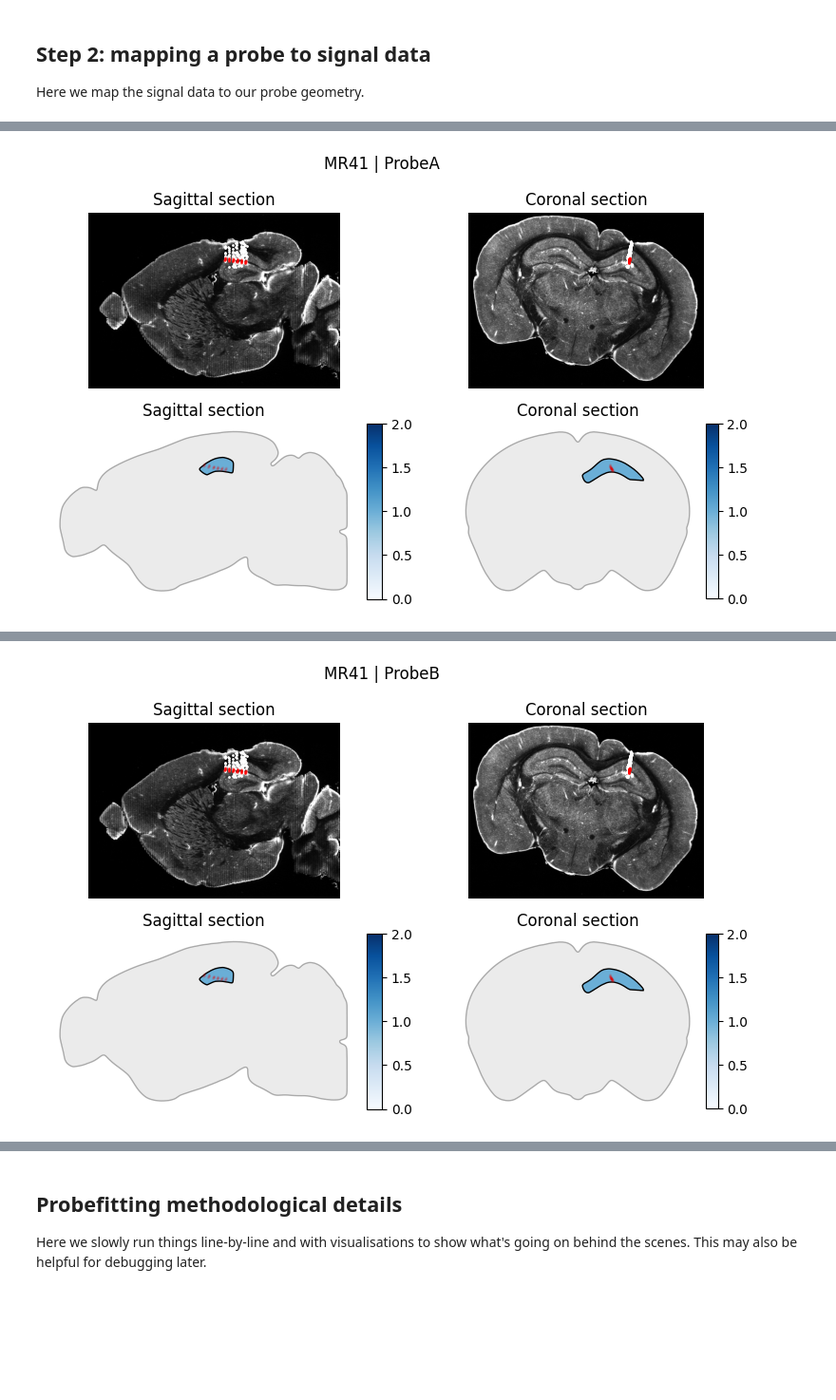
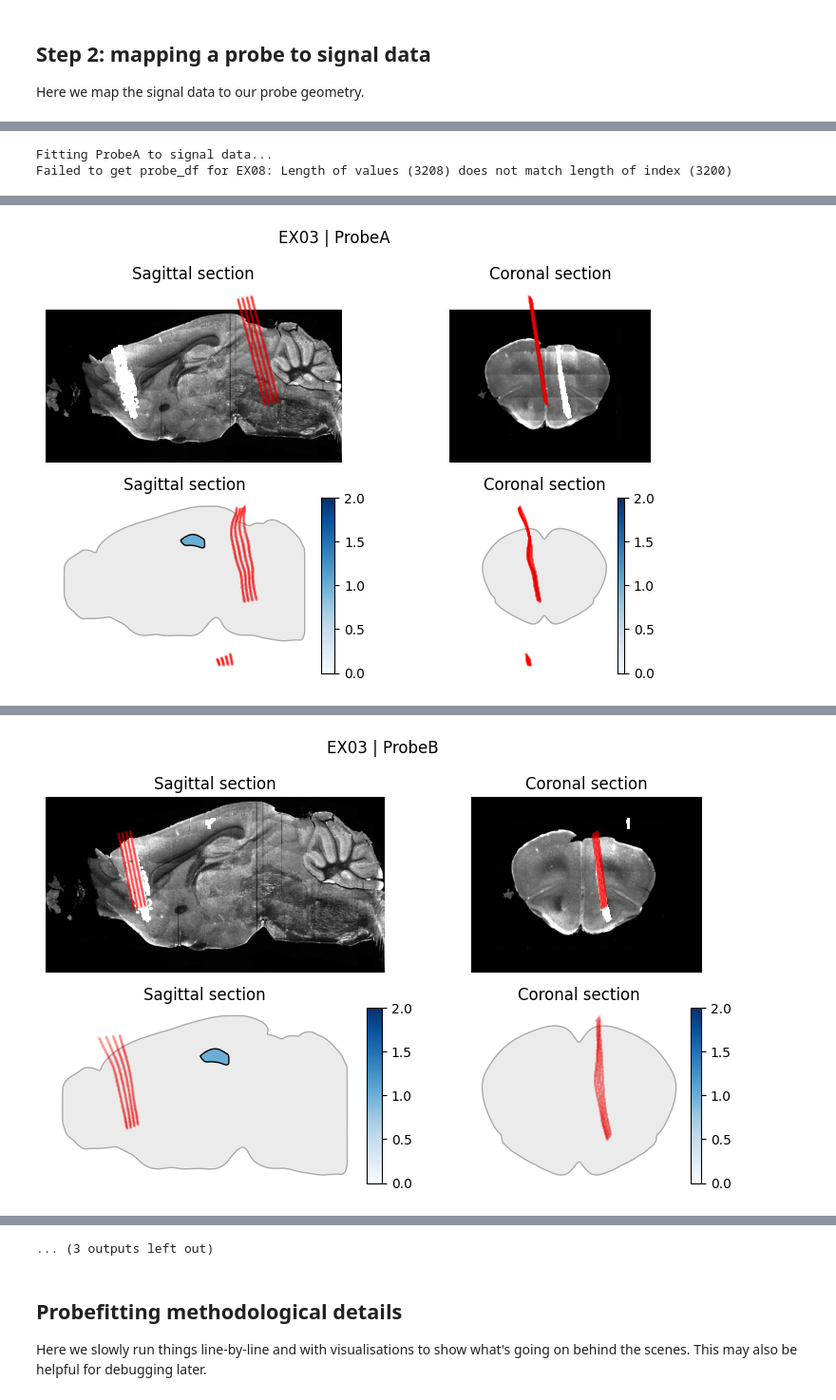
Before and after one commit to cognitive-circuits/brainreg_probe, a Jupyter notebook: interactive_notebook.ipynb, the cells around one changed output, grey strips where cells are left out. Shown at 95% size. Cells and saved outputs as stored; diff of their text form; code cells hidden in the pictures; blank space fills up the shorter version.

Commit message:
Weird signal clustering and probe fitting bugs here

```diff
--- a/interactive_notebook.ipynb
+++ b/interactive_notebook.ipynb
@@ -52,5 +52,5 @@ Saved plot to: ../data/preprocessed_data/brainreg/MR41/orientation_check.png
 Here we map the signal data to our probe geometry.
 # %%
 reload(pit)
-pit.run_probeinterface_tracking(subject_IDs=['MR41'])
+pit.run_probeinterface_tracking()
 # %% [output]
@@ -79,4 +115,6 @@ Saved section plots to:
+Fitting ProbeA to signal data...
+Failed to get probe_df for EX08: Length of values (3208) does not match length of index (3200)
 [interactive output not drawn]
-[figure, old version]
+[figure, new version]
 [interactive output not drawn]
-[figure, old version]
+[figure, new version]
@@ -83,3 +122,4 @@ Saved section plots to:
+... (3 outputs left out)
 # %%
 #this should be as easy as:
 from brainreg_probe import probeinterface_tracing as pit; reload(pit)
```
Also changed, not shown: parts of 6 cells of this notebook, 2 other files.
